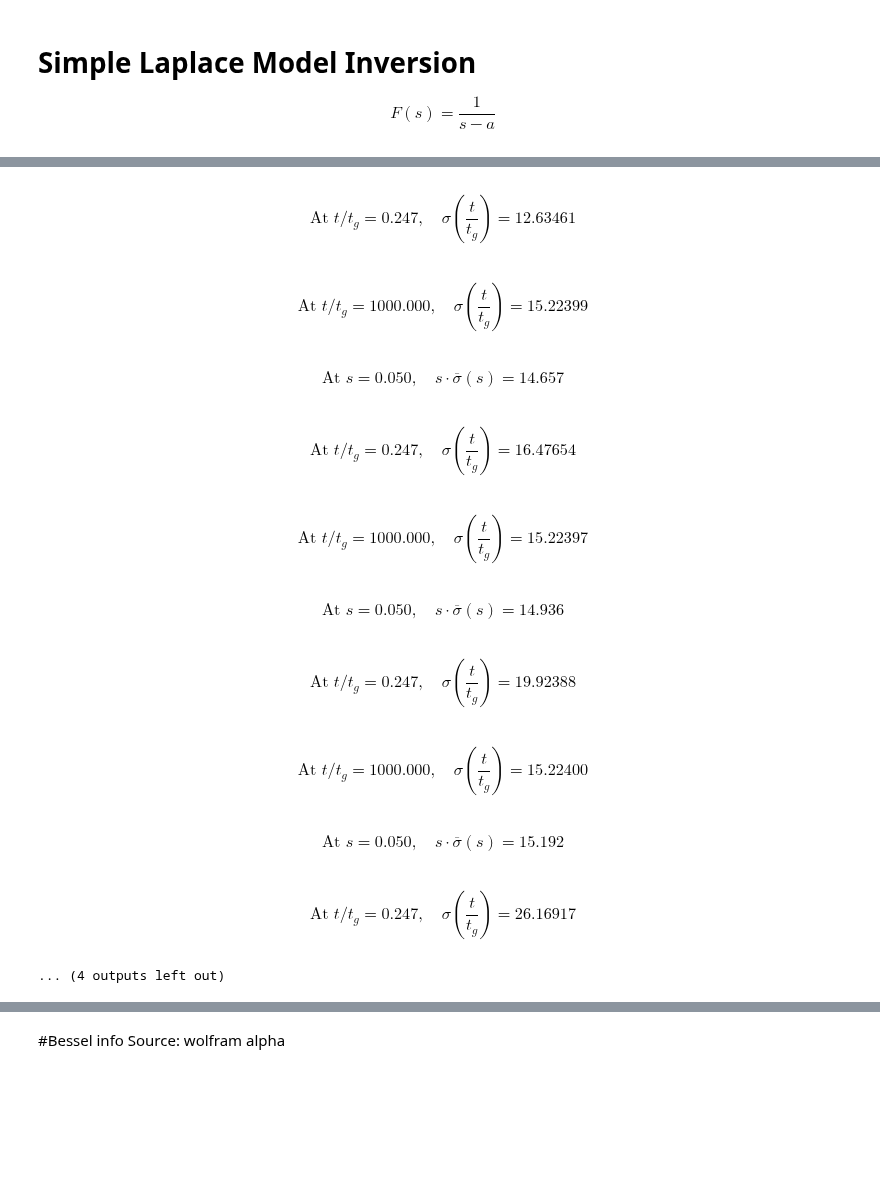
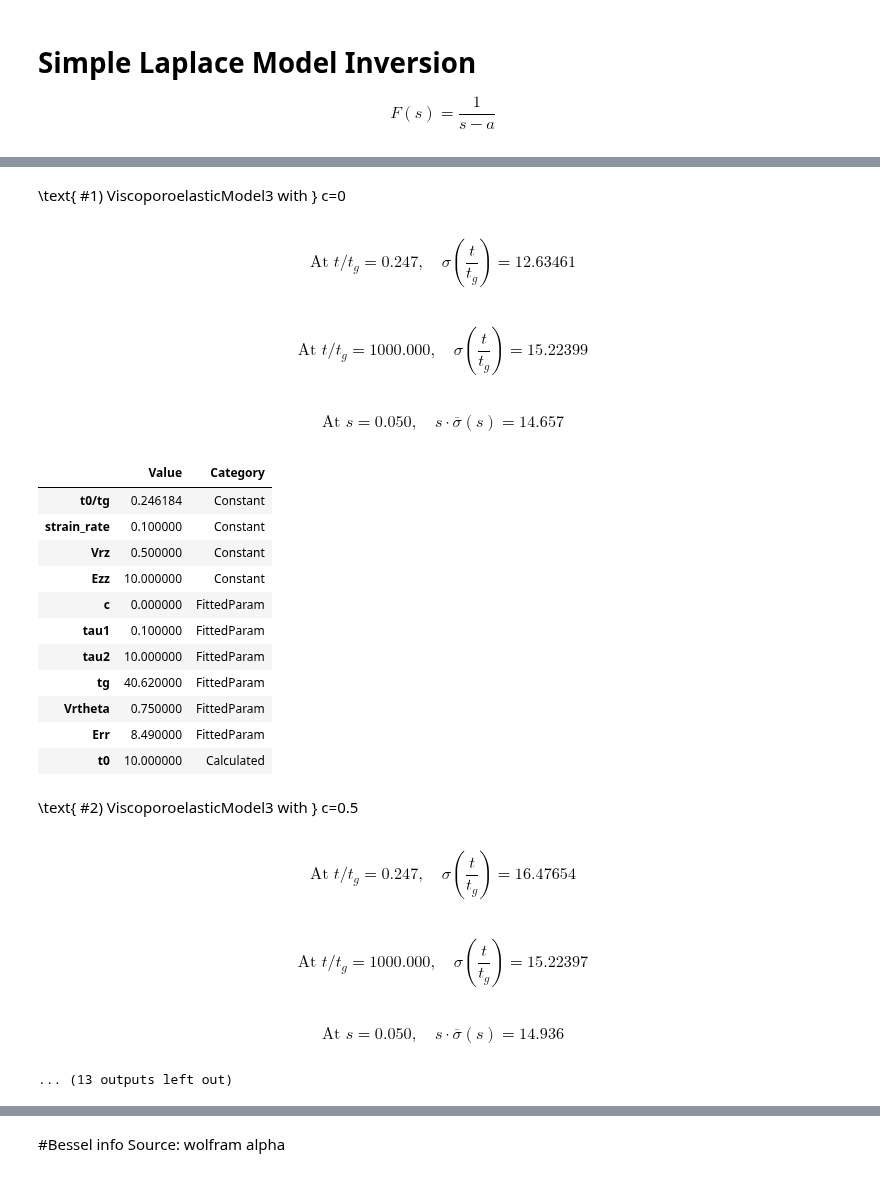
Before and after one commit to ryerrabelli/Yerrabelli-Spector-Poroelastic-Model-Code, a Jupyter notebook: src/ViscoporoelasticInversion.ipynb, the cells around one changed output, grey strips where cells are left out. Cells and saved outputs as stored; diff of their text form; code cells hidden in the pictures; blank space fills up the shorter version.

```diff
--- a/src/ViscoporoelasticInversion.ipynb
+++ b/src/ViscoporoelasticInversion.ipynb
@@ -400,25 +387,19 @@ ax_curr.xaxis.set_minor_locator(matplotlib.ticker.LogLocator(base=10,subs=np.ara
 ax_curr.yaxis.set_minor_locator(matplotlib.ticker.AutoMinorLocator())
 
 
-#output = r"\sigma(\frac{t}{tg})=0.7793021503277179 \text{ at } t/tg=150"
-#display(IPython.display.Math(output))
 itemindex = np.abs(input_times/tg - t0_tg).argmin()
-for laplace_vals, inverted_vals_numerical, inverted_vals_analytical in zip(laplace_vals_all, inverted_vals_numerical_all, inverted_vals_analytical_all):
-  display(IPython.display.Math(fr"\text{{At }} t/t_g={input_times[itemindex]/tg:.3f}, \quad {func_name['t'].replace('$','')}={inverted_vals_numerical[itemindex]:0.5f}"))
-  display(IPython.display.Math(fr"\text{{At }} t/t_g={input_times[-1]/tg:.3f}, \quad {func_name['t'].replace('$','')}={inverted_vals_numerical[-1]:0.5f}"))
-  display(IPython.display.Math(fr"\text{{At }} s={input_s[0]:.3f}, \quad s\cdot{func_name['s'].replace('$','')}={laplace_vals[0]*input_s[0]:0.3f}"))
+for ind, ((vpe, label), laplace_vals, inverted_vals_numerical, inverted_vals_analytical) in enumerate(zip(VPEs, laplace_vals_all, inverted_vals_numerical_all, inverted_vals_analytical_all)):
+    display(IPython.display.Latex(fr"\text{{ \#{ind+1}) {vpe.get_model_name()} with }} {label.replace('$','')}"))
+    display(IPython.display.Math(fr"\text{{At }} t/t_g={input_times[itemindex]/tg:.3f}, \quad {func_name['t'].replace('$','')}={inverted_vals_numerical[itemindex]:0.5f}"))
+    display(IPython.display.Math(fr"\text{{At }} t/t_g={input_times[-1]/tg:.3f}, \quad {func_name['t'].replace('$','')}={inverted_vals_numerical[-1]:0.5f}"))
+    display(IPython.display.Math(fr"\text{{At }} s={input_s[0]:.3f}, \quad s\cdot{func_name['s'].replace('$','')}={laplace_vals[0]*input_s[0]:0.3f}"))
+    display(vpe.get_var_df())
 
 
-for vpe, label in VPEs:
-  df1 = pd.DataFrame({'Constant':vpe.get_predefined_constant_names(),'Value':vpe.get_predefined_constants()})
-  df2 = pd.DataFrame({'Fitted':vpe.get_fitted_parameter_names(),'Value':vpe.get_fitted_parameters()})
-  df3 = pd.DataFrame({'Value':vpe.get_predefined_constants()+vpe.get_fitted_parameters(),"Category":vpe.get_var_categories()}, index=vpe.get_predefined_constant_names()+vpe.get_fitted_parameter_names())
-  #display(df3)
-
-#df_params = pd.DataFrame(vpe.get_all_names_and_vars(),index=[vpe.get_model_name()])
-#df_params = pd.DataFrame([vpe.get_all_names_and_vars() for vpe, label in VPEs], index=[vpe.get_model_name() + "-" + label for vpe, label in VPEs])
-#df_params = pd.DataFrame([{**vpe.get_all_names_and_vars(), **{"lab":label}} for vpe, label in VPEs], index=[vpe.get_model_name() + "-" + label for vpe, label in VPEs])
-df_params = pd.DataFrame([vpe.get_all_names_and_vars() for vpe, label in VPEs], index=[f"{vpe.get_model_name()} - Line #{ind+1}" for ind, (vpe, label) in enumerate(VPEs)])
+#df_params = pd.DataFrame(vpe.get_var_dict(),index=[vpe.get_model_name()])
+#df_params = pd.DataFrame([vpe.get_var_dict() for vpe, label in VPEs], index=[vpe.get_model_name() + "-" + label for vpe, label in VPEs])
+#df_params = pd.DataFrame([{**vpe.get_var_dict(), **{"lab":label}} for vpe, label in VPEs], index=[vpe.get_model_name() + "-" + label for vpe, label in VPEs])
+df_params = pd.DataFrame([vpe.get_var_dict() for vpe, label in VPEs], index=[f"{vpe.get_model_name()} - Line #{ind+1}" for ind, (vpe, label) in enumerate(VPEs)])
 display(df_params)
 # %% [output]
 [interactive output not drawn]
@@ -442,14 +424,24 @@ It took 1.0160 sec to numerically invert Laplace the func for 2002 input times.
-$$\text{At } t/t_g=0.247, \quad \sigma(\frac{t}{t_g})=12.63461$$
+\text{ \#1) ViscoporoelasticModel3 with } c=0
-$$\text{At } t/t_g=1000.000, \quad \sigma(\frac{t}{t_g})=15.22399$$
+$$\text{At } t/t_g=0.247, \quad \sigma(\frac{t}{t_g})=12.63461$$
-$$\text{At } s=0.050, \quad s\cdot\overline{\sigma}(s)=14.657$$
+$$\text{At } t/t_g=1000.000, \quad \sigma(\frac{t}{t_g})=15.22399$$
-$$\text{At } t/t_g=0.247, \quad \sigma(\frac{t}{t_g})=16.47654$$
+$$\text{At } s=0.050, \quad s\cdot\overline{\sigma}(s)=14.657$$
+|  | Value | Category |
+| t0/tg | 0.246184 | Constant |
+| strain_rate | 0.100000 | Constant |
+| Vrz | 0.500000 | Constant |
+| Ezz | 10.000000 | Constant |
+| c | 0.000000 | FittedParam |
+| tau1 | 0.100000 | FittedParam |
+| tau2 | 10.000000 | FittedParam |
+| tg | 40.620000 | FittedParam |
+| Vrtheta | 0.750000 | FittedParam |
+| Err | 8.490000 | FittedParam |
+| t0 | 10.000000 | Calculated |
-$$\text{At } t/t_g=1000.000, \quad \sigma(\frac{t}{t_g})=15.22397$$
+\text{ \#2) ViscoporoelasticModel3 with } c=0.5
-$$\text{At } s=0.050, \quad s\cdot\overline{\sigma}(s)=14.936$$
+$$\text{At } t/t_g=0.247, \quad \sigma(\frac{t}{t_g})=16.47654$$
-$$\text{At } t/t_g=0.247, \quad \sigma(\frac{t}{t_g})=19.92388$$
+$$\text{At } t/t_g=1000.000, \quad \sigma(\frac{t}{t_g})=15.22397$$
-$$\text{At } t/t_g=1000.000, \quad \sigma(\frac{t}{t_g})=15.22400$$
+$$\text{At } s=0.050, \quad s\cdot\overline{\sigma}(s)=14.936$$
-$$\text{At } s=0.050, \quad s\cdot\overline{\sigma}(s)=15.192$$
-$$\text{At } t/t_g=0.247, \quad \sigma(\frac{t}{t_g})=26.16917$$
-... (4 outputs left out)
+... (13 outputs left out)
 # %% [markdown]
 # Laplace function relevant properties - for diagnosing errors
 ## Sources:
```
Also changed, not shown: parts of 7 cells of this notebook, 2 other files.
